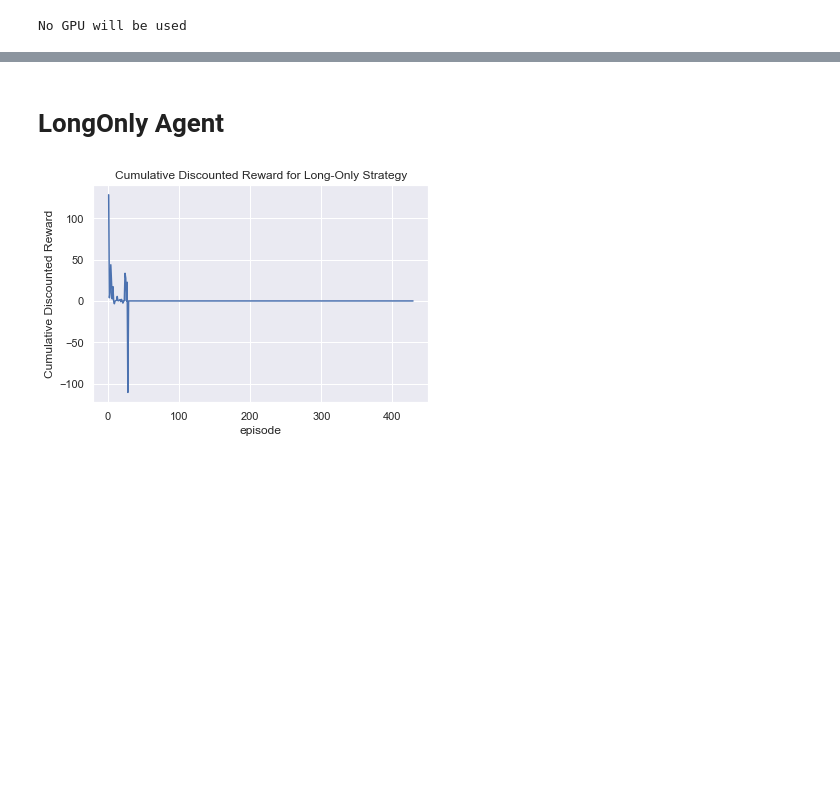
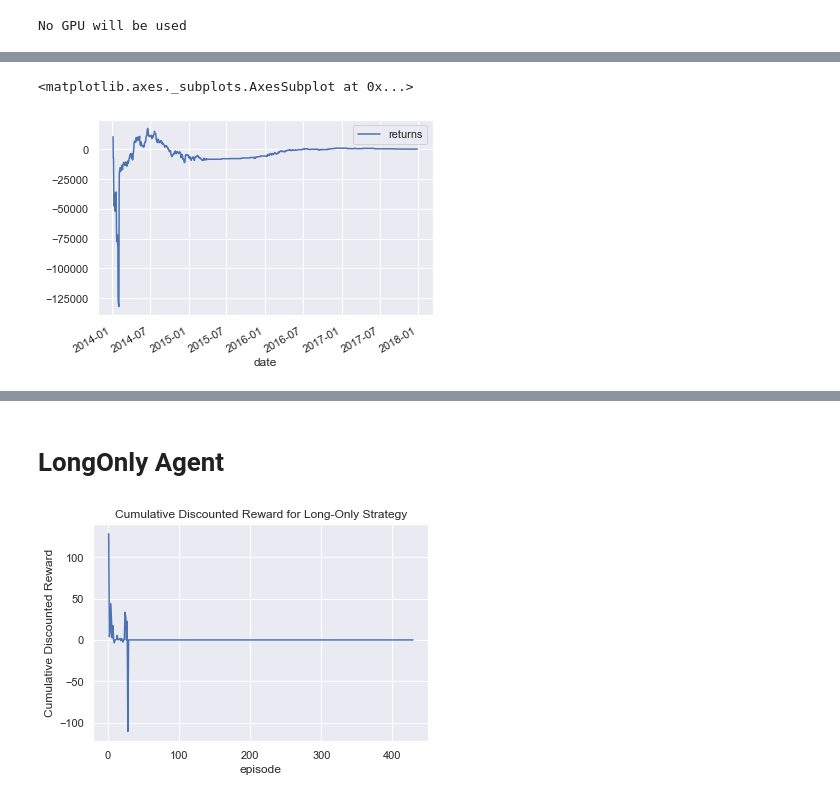
Before and after one commit to AaruranLog/rl-trading, a Jupyter notebook: agents.ipynb, the cells around one changed output, grey strips where cells are left out. Saved outputs shown, nothing was run; the diff lists cells and outputs as text; code cells hidden in the pictures; blank space fills up the shorter version.

```diff
--- a/agents.ipynb
+++ b/agents.ipynb
@@ -306,2 +306,8 @@ dqn_agent.plot_cumulative_discounted_rewards()
+# %%
+dqn_history = dqn_agent.history
+dqn_history[dqn_history.episode == 100].plot('date', 'returns')
+# %% [output]
+<matplotlib.axes._subplots.AxesSubplot at 0x...>
+[figure, added]
 # %%
 # plt.ylim(-1000,1000)
```
Also changed, not shown: parts of 6 cells of this notebook, 8 other files.
